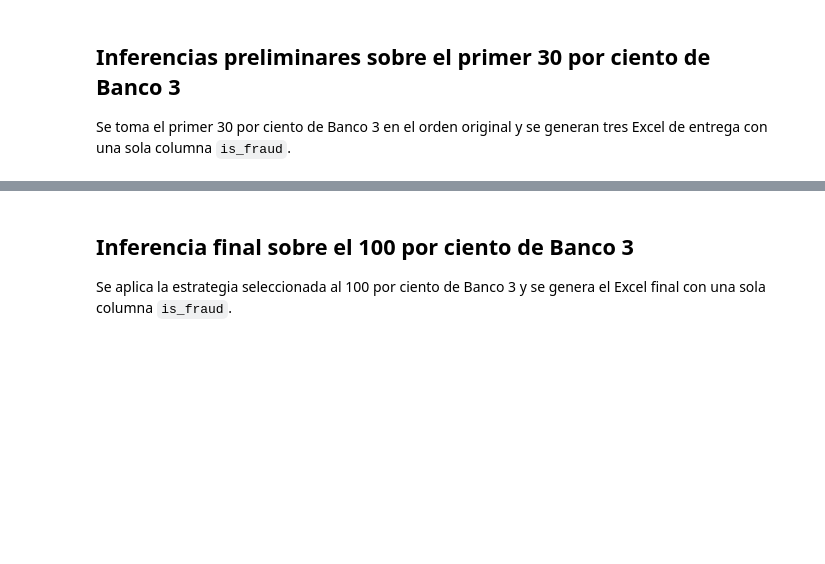
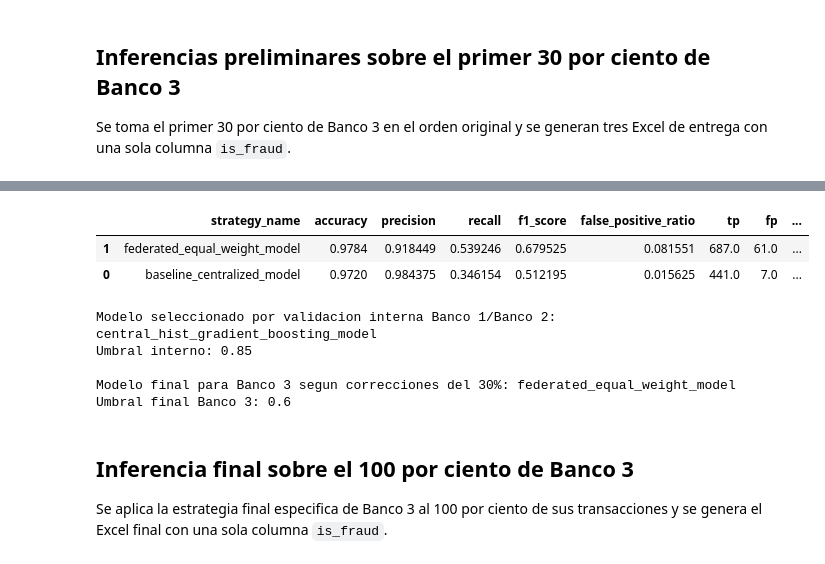
Before and after one commit to mar22266/Proyecto-DataSience-PlusTI, a Jupyter notebook: ObjetivoB.ipynb, the cells around one changed output, grey strips where cells are left out. Saved outputs shown, nothing was run; the diff lists cells and outputs as text; code cells hidden in the pictures; blank space fills up the shorter version.

```diff
--- a/ObjetivoB.ipynb
+++ b/ObjetivoB.ipynb
@@ -1361,7 +1497,36 @@ display(preliminary_prediction_summary)
+# %%
+# Define estrategia final para Banco 3 con base en las correcciones del primer 30 por ciento
+internal_selected_strategy_name = selected_strategy_name
+internal_selected_strategy_threshold = selected_strategy_threshold
+
+bank_3_correction_candidates = bank_3_first_30_correction_metrics.query("status == 'correccion_entregada'").copy()
+if bank_3_correction_candidates.empty:
+    raise ValueError("No hay correcciones entregadas para seleccionar la estrategia final de Banco 3.")
+
+bank_3_correction_candidates = bank_3_correction_candidates.sort_values(["f1_score", "accuracy"], ascending=False)
+bank_3_final_strategy_name = bank_3_correction_candidates.iloc[0]["strategy_name"]
+bank_3_final_strategy_threshold = get_selected_threshold(bank_3_final_strategy_name)
+
+display(bank_3_correction_candidates[["strategy_name", "accuracy", "precision", "recall", "f1_score", "false_positive_ratio", "tp", "fp", "tn", "fn"]])
+
+print("Modelo seleccionado por validacion interna Banco 1/Banco 2:", internal_selected_strategy_name)
+print("Umbral interno:", internal_selected_strategy_threshold)
+print("")
+print("Modelo final para Banco 3 segun correcciones del 30%:", bank_3_final_strategy_name)
+print("Umbral final Banco 3:", bank_3_final_strategy_threshold)
+# %% [output]
+|  | strategy_name | accuracy | precision | recall | f1_score | false_positive_ratio | tp | fp | ... |
+| 1 | federated_equal_weight_model | 0.9784 | 0.918449 | 0.539246 | 0.679525 | 0.081551 | 687.0 | 61.0 | ... |
+| 0 | baseline_centralized_model | 0.9720 | 0.984375 | 0.346154 | 0.512195 | 0.015625 | 441.0 | 7.0 | ... |
+Modelo seleccionado por validacion interna Banco 1/Banco 2: central_hist_gradient_boosting_model
+Umbral interno: 0.85
+
+Modelo final para Banco 3 segun correcciones del 30%: federated_equal_weight_model
+Umbral final Banco 3: 0.6
 # %% [markdown]
 ## Inferencia final sobre el 100 por ciento de Banco 3
 
-Se aplica la estrategia seleccionada al 100 por ciento de Banco 3 y se genera el Excel final con una sola columna `is_fraud`.
+Se aplica la estrategia final especifica de Banco 3 al 100 por ciento de sus transacciones y se genera el Excel final con una sola columna `is_fraud`.
 # %%
 # Genera inferencia final
 final_prediction_summary = pd.DataFrame([
```
Also changed, not shown: parts of 7 cells of this notebook, 17 other files.
